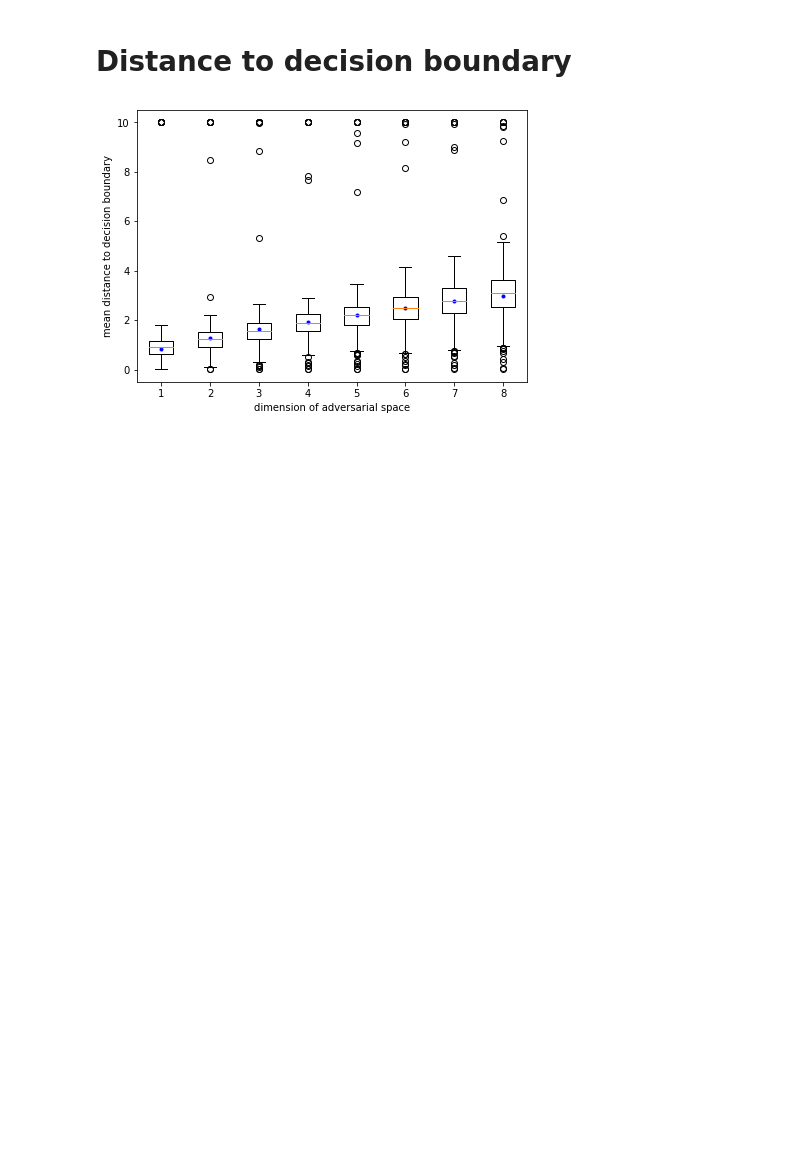
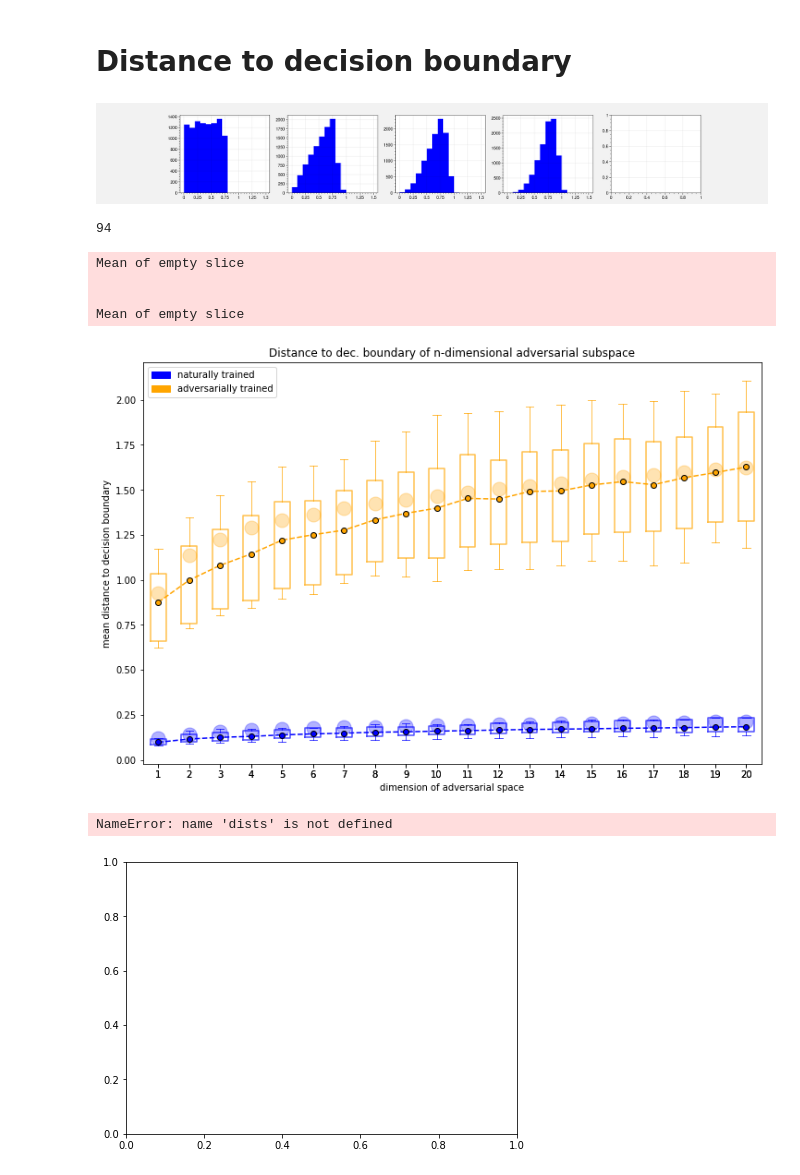
Before and after one commit to david-schu/TheGeometryOfAdversarialSubspaces, a Jupyter notebook: Decomposition/decomp_analysis.ipynb, the cells around one changed output. Cells and saved outputs as stored; diff of their text form; code cells hidden in the pictures; blank space fills up the shorter version.

```diff
--- a/Decomposition/decomp_analysis.ipynb
+++ b/Decomposition/decomp_analysis.ipynb
@@ -208,3 +476,22 @@ plt.show()
 # %% [markdown]
 # Distance to decision boundary
+# %%
+fig, axs = plt.subplots(1,5, figsize=(20,3))
+for n_dirs in range(2,6):
+    n_samples=10000
+    dirs_ = dirs[0, :n_dirs]
+    n_dirs = len(dirs_)
+    dirs_ = dirs_.reshape((n_dirs, -1))
+
+    coeffs = abs(np.random.normal(0,1,size=[n_samples, n_dirs]))
+    norms = np.linalg.norm(coeffs, axis=0, keepdims=True)
+    coeffs=coeffs/norms
+    sample_dirs = (coeffs @ dirs_)
+    sample_dirs = sample_dirs / np.linalg.norm(sample_dirs, axis=-1, keepdims=True)
+
+    angles = np.arccos((sample_dirs@dirs_.T).clip(-1,1)).min(-1)
+    axs[n_dirs-2].hist(angles.flatten(), bins=np.arange(0,1.6,.1), color='blue')
+plt.show()
+# %% [output]
+[figure, added]
 # %%
@@ -261,13 +567,51 @@ for i, img in enumerate(images_):
+# %%
+data= np.load('../data/dists_to_bnd2.npy', allow_pickle=True).item()
+dists_natural = data['dists_natural']
+dists_robust = data['dists_robust']
+dists_natural[dists_natural==0]=np.nan
+dists_robust[dists_robust==0]=np.nan
+
+angles_natural = data['angles_natural']
+angles_robust = data['angles_robust']
+angles_natural[np.isnan(dists_natural)]=np.nan
+angles_robust[np.isnan(dists_robust)]=np.nan
+# %%
+np.isnan(dists_natural[:,0,0]).sum()
+# %% [output]
+94
 # %%
-fig, ax = plt.subplots(figsize=(7,5))
-mean_dists = np.nanmean(dists,axis=-1)
-mask = ~np.isnan(mean_dists)
-filtered_data = [d[m] for d, m in zip(mean_dists.T, mask.T)]
-ax.boxplot(filtered_data)
-ax.plot(np.arange(1,9),np.nanmean(pert_lengths[np.invert(np.isnan(pert_lengths)).sum(-1)>8,:8], axis=0),'b.')
+n_dims = 20
+mean_dists_natural = np.nanmean(dists_natural,axis=-1)
+mean_dists_robust = np.nanmean(dists_robust,axis=-1)
+
+# plot with all adversarials included
+fig , ax = pl.plot_pert_lengths([mean_dists_natural,mean_dists_robust],  n=n_dims, labels=['naturally trained','adversarially trained'], ord=2)
+fig.set_figheight(8)
+fig.set_figwidth(12)
+ax.plot(np.arange(1,n_dims+1),np.nanmean(pert_lengths_madry[:,:n_dims], axis=0),'o', color='orange', ms=15, alpha = .3)
+ax.plot(np.arange(1,n_dims+1),np.nanmean(pert_lengths[:,:n_dims], axis=0),'o', color='blue', ms=15, alpha=.3)
 plt.xlabel('dimension of adversarial space')
 plt.ylabel('mean distance to decision boundary')
+plt.title('Distance to dec. boundary of n-dimensional adversarial subspace')
 plt.show()
-# dists
+
+
+
+### MNIST
+# fig, ax = plt.subplots(figsize=(7,5))
+# mean_dists = np.nanmean(dists,axis=-1)
+# mask = ~np.isnan(mean_dists)
+# filtered_data = [d[m] for d, m in zip(mean_dists.T, mask.T)]
+# ax.boxplot(filtered_data)
+# ax.plot(np.arange(1,n_dims+1),np.nanmean(pert_lengths_madry[np.invert(np.isnan(pert_lengths_madry)).sum(-1)>n_dims,:n_dims], axis=0),'b.')
+
+# plt.ylim(0,3)
+# plt.show()
 # %% [output]
+Mean of empty slice
+
+
+Mean of empty slice
-[figure, old version]
+[figure, new version]
+NameError: name 'dists' is not defined
+[figure, added]
```
Also changed, not shown: parts of 44 cells of this notebook, 1 other file.
